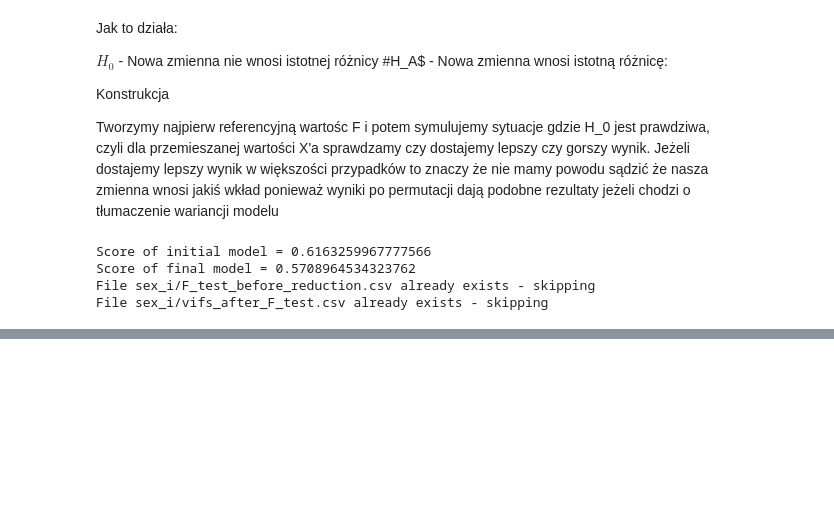
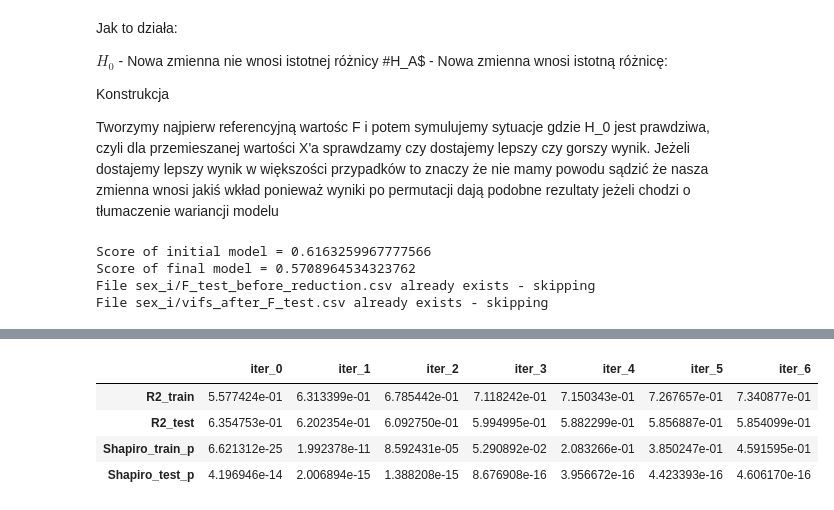
Before and after one commit to maxi7524/econometry_project_abalone, a Jupyter notebook: projekt_python.ipynb, the cells around one changed output, grey strips where cells are left out. Cells and saved outputs as stored; diff of their text form; code cells hidden in the pictures; blank space fills up the shorter version.

```diff
--- a/projekt_python.ipynb
+++ b/projekt_python.ipynb
@@ -281,6 +281,15 @@ def F_test_permutation(df, y, test_cols, n):
 
     return pd.DataFrame(rtn_df).set_index('Tested feature')
 
+def compute_r2(model, X_test, y_test):
+    # X_test = sm.add_constant(X_test)  # Ensure X_test has a constant term
+    y_pred = model.predict(X_test).ravel()
+    y_test = y_test.to_numpy().ravel()
+    ss_total = np.sum((y_test - np.mean(y_test))**2)
+    ss_residual = np.sum((y_test - y_pred)**2)
+    return 1 - (ss_residual / ss_total)
+
+
 # TODO bootstrapping method (method to comparison )
 def lr_reduction_coef_significance_bootstrap(df, y, test_cols, n):
     # local variables
@@ -725,0 +595,82 @@ Mean CV R²: 0.715
+# %%
+from sklearn.model_selection import train_test_split
+from sklearn.compose import ColumnTransformer
+from sklearn.preprocessing import PowerTransformer
+import statsmodels.api as sm
+from scipy import stats
+import pandas as pd
+import numpy as np
+from sklearn.metrics import r2_score
+
+def compute_r2(model, X, y):
+    preds = model.predict(X)
+    return r2_score(y, preds)
+
+def fit_boxcox_transformer(X):
+    boxcox_cols = list(range(1, X.shape[1]))
+    ct = ColumnTransformer(
+        [("yeo_johnson", PowerTransformer(method="yeo-johnson"), boxcox_cols)],
+        remainder="passthrough"
+    )
+    ct.fit(X)
+    return ct
+
+X_glob = sm.add_constant(X_final)
+y = y_local
+
+X_train, X_test, y_train, y_test = train_test_split(X_glob, y, test_size=0.25, random_state=seed)
+
+# # Transform y_train za pomocą Yeo–Johnson
+# pty = PowerTransformer(method="yeo-johnson")
+# y_train_arr = pty.fit_transform(y_train.values.reshape(-1, 1)).flatten()
+# y_train = pd.Series(y_train_arr, index=y_train.index)
+
+# # Transform y_test przy użyciu tego samego transformera
+# y_test_arr = pty.transform(y_test.values.reshape(-1, 1)).flatten()
+# y_test = pd.Series(y_test_arr, index=y_test.index)
+
+
+ct = fit_boxcox_transformer(X_train)
+# Transform X_train
+X_train_arr = ct.transform(X_train)
+boxcox_cols = ct.transformers_[0][2]
+non_boxcox = [i for i in range(X_train.shape[1]) if i not in boxcox_cols]
+new_col_names = [X_train.columns[i] for i in boxcox_cols] + [X_train.columns[i] for i in non_boxcox]
+X_train = pd.DataFrame(X_train_arr, index=X_train.index, columns=new_col_names)[X_train.columns.tolist()]
+
+# Transform X_test using the same transformer and columns
+X_test_arr = ct.transform(X_test)
+X_test = pd.DataFrame(X_test_arr, index=X_test.index, columns=new_col_names)[X_train.columns.tolist()]
+
+indices = {0: X_train.index}
+metrics = {}
+metric_names = ["R2_train", "R2_test", "Shapiro_train_p", "Shapiro_test_p"]
+
+for i in range(7):
+    idx = indices[i]
+    X_loc = X_train.loc[idx]
+    y_loc = y_train.loc[idx]
+    model_i = sm.OLS(y_loc, X_loc).fit()
+
+    r2_train = compute_r2(model_i, X_loc, y_loc)
+    r2_test = compute_r2(model_i, X_test, y_test)
+
+    resid_train = (y_loc.values.flatten() - model_i.predict(X_loc))
+    shapiro_train_p = float(stats.shapiro(resid_train)[1]) if resid_train.shape[0] >= 3 else np.nan
+
+    resid_test = (y_test.values.flatten() - model_i.predict(X_test))
+    shapiro_test_p = float(stats.shapiro(resid_test)[1]) if resid_test.shape[0] >= 3 else np.nan
+
+    metrics[f"iter_{i}"] = [r2_train, r2_test, shapiro_train_p, shapiro_test_p]
+
+    if i < 6:
+        cooks = model_i.get_influence().cooks_distance[0]
+        thresh = 4 / X_loc.shape[0]
+        idx_keep = X_loc.index[cooks < thresh]
+        indices[i + 1] = idx_keep
+
+results_df = pd.DataFrame(metrics, index=metric_names)
+save_file_safe(results_df, 'boxcox_leverage', 'csv', skip_if_exists=True)
+
+results_df
+# %% [output]
@@ -725,0 +678,5 @@ Mean CV R²: 0.715
+|  | iter_0 | iter_1 | iter_2 | iter_3 | iter_4 | iter_5 | iter_6 |
+| R2_train | 5.577424e-01 | 6.313399e-01 | 6.785442e-01 | 7.118242e-01 | 7.150343e-01 | 7.267657e-01 | 7.340877e-01 |
+| R2_test | 6.354753e-01 | 6.202354e-01 | 6.092750e-01 | 5.994995e-01 | 5.882299e-01 | 5.856887e-01 | 5.854099e-01 |
+| Shapiro_train_p | 6.621312e-25 | 1.992378e-11 | 8.592431e-05 | 5.290892e-02 | 2.083266e-01 | 3.850247e-01 | 4.591595e-01 |
+| Shapiro_test_p | 4.196946e-14 | 2.006894e-15 | 1.388208e-15 | 8.676908e-16 | 3.956672e-16 | 4.423393e-16 | 4.606170e-16 |
```
Also changed, not shown: parts of 6 cells of this notebook, 1 other file.
